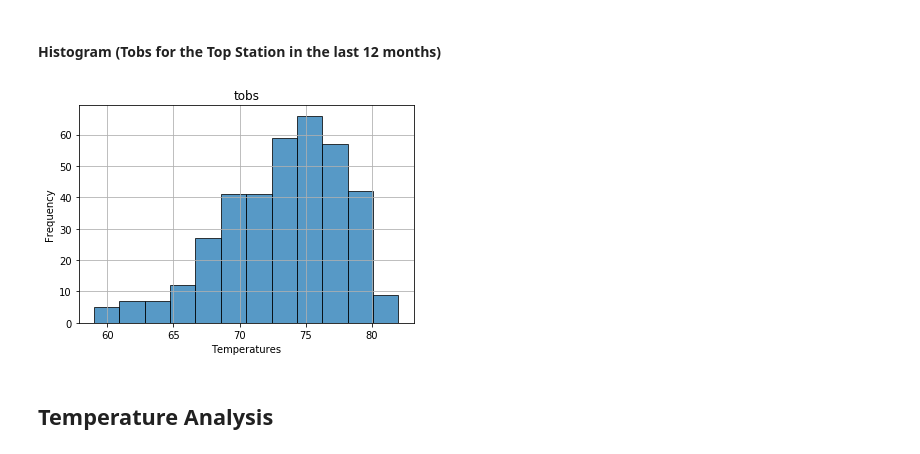
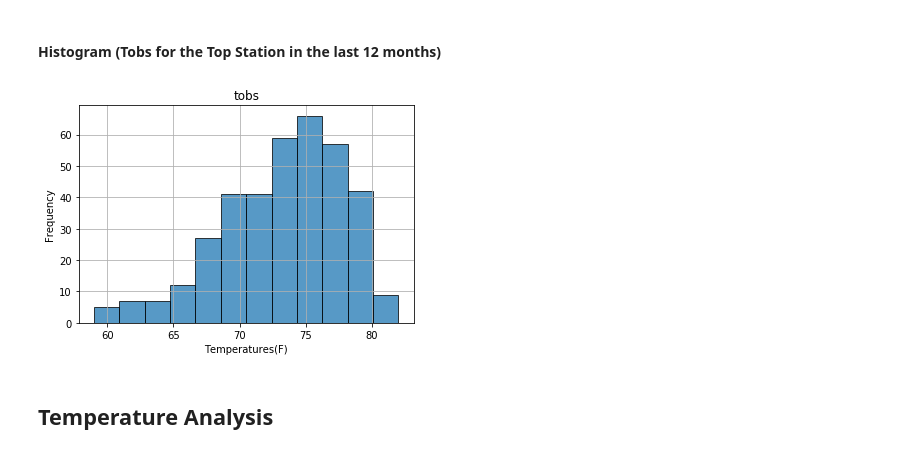
Before and after one commit to cyntiamk/UCI_projects, a Jupyter notebook: Advanced_data_storage_retrieval/climate.ipynb, the cells around one changed output. Cells and saved outputs as stored; diff of their text form; code cells hidden in the pictures.

```diff
--- a/Advanced_data_storage_retrieval/climate.ipynb
+++ b/Advanced_data_storage_retrieval/climate.ipynb
@@ -261,13 +262,13 @@ top_station_tobs_df.head()
 # %%
 # using the top station dataframe, plot the histogram
 hist = top_station_tobs_df.hist(bins=12,edgecolor='black',alpha=0.75)
 
-plt.xlabel('Temperatures')
+plt.xlabel('Temperatures(F)')
 plt.ylabel('Frequency')
 plt.savefig("Resources/histogram")
 plt.show()
 # %% [output]
-[figure, old version]
+[figure, new version]
 # %% [markdown]
 ## Temperature Analysis
 # %%
```
Also changed, not shown: parts of 3 cells of this notebook, 5 other files.
